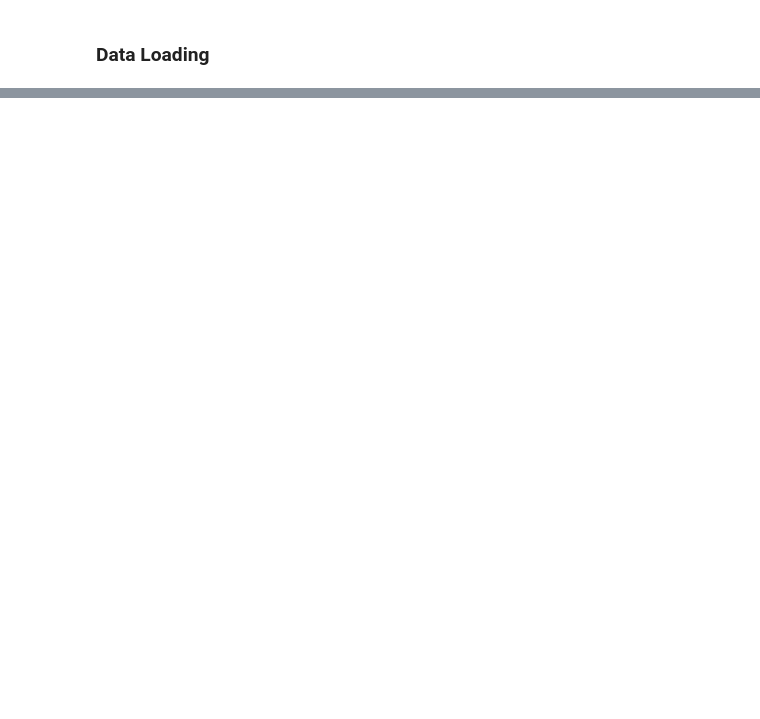
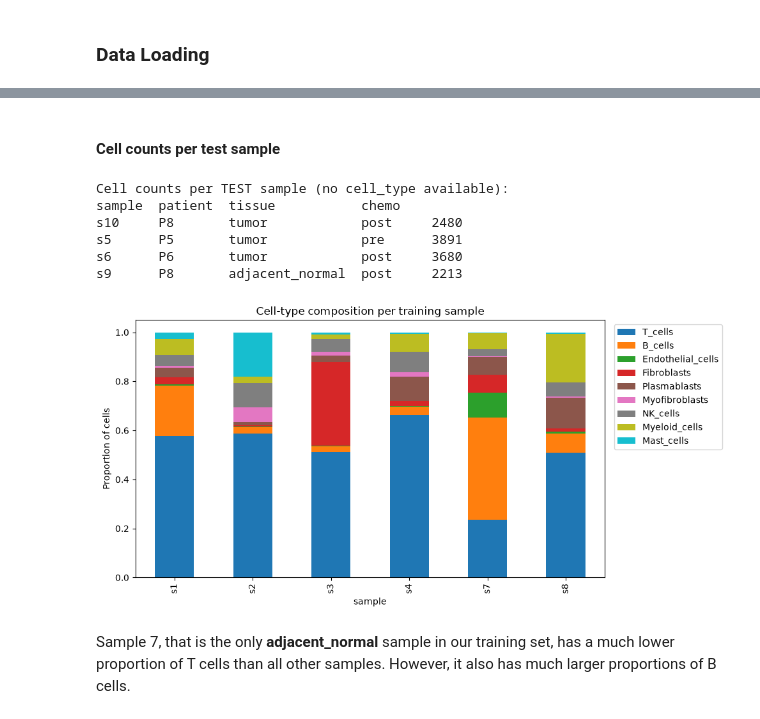
Before and after one commit to ML4GProjects/ML4G-project2, a Jupyter notebook: data_exploration.ipynb, the cells around one changed output, grey strips where cells are left out. Saved outputs shown, nothing was run; the diff lists cells and outputs as text; code cells hidden in the pictures; blank space fills up the shorter version.

```diff
--- a/data_exploration.ipynb
+++ b/data_exploration.ipynb
@@ -41,0 +135,15 @@ train bulk: (7725, 12) | test bulk: (7725, 20)
+# %%
+counts = (train_sc.obs
+          .groupby(["sample", "cell_type"], observed=False)
+          .size()
+          .unstack(fill_value=0)[TYPES])
+
+props = counts.div(counts.sum(axis=1), axis=0)
+
+sample_meta = (train_sc.obs[["sample", "patient", "tissue", "chemo"]]
+               .drop_duplicates().set_index("sample"))
+out = sample_meta.join(props).join(counts.sum(axis=1).rename("n_cells"))
+
+pd.set_option("display.width", 200)
+print("Cell-type proportions per TRAIN sample:")
+print(out.round(3).to_string())
@@ -41,0 +181,25 @@ train bulk: (7725, 12) | test bulk: (7725, 20)
+# %% [markdown]
+#### Cell counts per **test** sample
+# %%
+print("\nCell counts per TEST sample (no cell_type available):")
+print(test_sc.obs.groupby(["sample", "patient", "tissue", "chemo"],
+                          observed=True).size().to_string())
+# %% [output]
+Cell counts per TEST sample (no cell_type available):
+sample  patient  tissue           chemo
+s10     P8       tumor            post     2480
+s5      P5       tumor            pre      3891
+s6      P6       tumor            post     3680
+s9      P8       adjacent_normal  post     2213
+# %%
+ax = props.plot(kind="bar", stacked=True, figsize=(10, 5), colormap="tab10")
+ax.set_ylabel("Proportion of cells")
+ax.set_title("Cell-type composition per training sample")
+ax.legend(bbox_to_anchor=(1.01, 1), loc="upper left")
+plt.tight_layout()
+plt.savefig("train_sc_proportions.png", dpi=150)
+plt.show()
+# %% [output]
+[figure, added]
+# %% [markdown]
+Sample 7, that is the only **adjacent_normal** sample in our training set, has a much lower proportion of T cells than all other samples. However, it also has much larger proportions of B cells.
```
Also changed, not shown: parts of 41 cells of this notebook, 3 other files.
